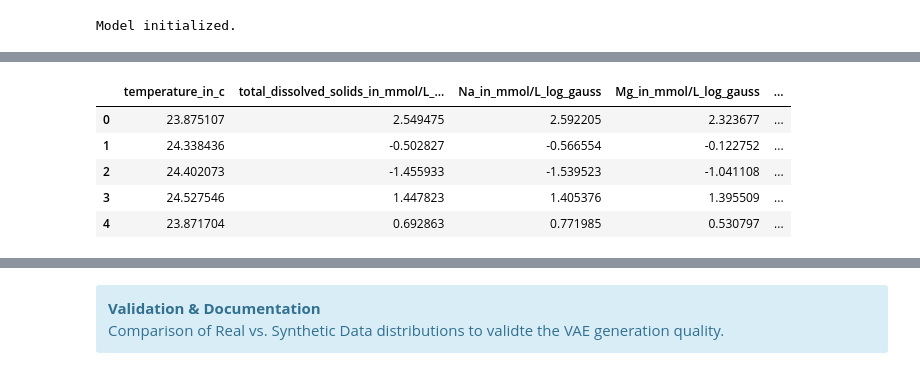
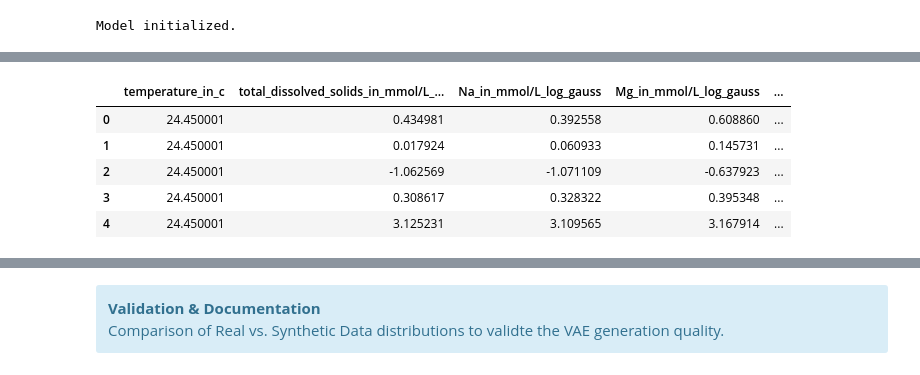
Before and after one commit to luccaglessner/Abschlussarbeit, a Jupyter notebook: Abschlussarbeit Bearbeitung/Jupyter Notebooks/5_Synthetic-Data/5.1_Synthetic-Data/Variational-Autoencoder/VAE_Synthetic_Data_Generation.ipynb, the cells around one changed output, grey strips where cells are left out. Drawn from its saved outputs; the diff is of its cells as text; code cells hidden in the pictures.

```diff
--- a/Abschlussarbeit Bearbeitung/Jupyter Notebooks/5_Synthetic-Data/5.1_Synthetic-Data/Variational-Autoencoder/VAE_Synthetic_Data_Generation.ipynb
+++ b/Abschlussarbeit Bearbeitung/Jupyter Notebooks/5_Synthetic-Data/5.1_Synthetic-Data/Variational-Autoencoder/VAE_Synthetic_Data_Generation.ipynb
@@ -100,7 +104,7 @@ if 'temperature_in_c' in df.columns:
 else:
     print("WARNING: 'temperature_in_c' not found!")
 
-# 2. Rock Type Handling (One-Hot Encoding)
+# ------------------------- Gesteinsart-Analyse -------------------------
 if 'rock_type' in df.columns:
     df['rock_type'] = df['rock_type'].fillna('Unknown')
     rock_dummies = pd.get_dummies(df['rock_type'], prefix='rock', dtype=float)
@@ -113,8 +117,8 @@ else:
     df_clean = df.copy()
     rock_cols = []
 
-# 3. Filter Columns (>95% Missing)
-drop_threshold = 95.0
+# ------------------------- Filterung -------------------------
+drop_threshold = 80.0 # Stricter threshold for VAE quality
 missing_percentage = df_clean.isnull().mean() * 100
 cols_to_drop = missing_percentage[missing_percentage > drop_threshold].index.tolist()
 protected_cols = ['temperature_in_c'] + rock_cols
@@ -144,7 +148,10 @@ data_values = df_train[numeric_cols].values
 print("Imputing & Scaling...")
 imputer = SimpleImputer(strategy='mean')
 data_imputed = imputer.fit_transform(data_values)
-scaler = StandardScaler()
+# --- SCIENTIFIC FIX: GAUSSIAN ANAMORPHOSIS ---
+# VAEs assume N(0,1) latent space. Heavy-tailed geochemical data violates this.
+# ------------------------- Verteilungsanalyse -------------------------
+scaler = QuantileTransformer(output_distribution='normal', n_quantiles=max(min(len(df_clean)//2, 1000), 10), random_state=42)
 data_scaled = scaler.fit_transform(data_imputed)
 
 # ------------------------- Feature-Namen explizit definieren -------------------------
@@ -251,51 +287,30 @@ Training finished.
 # %%
+model.eval()
+num_samples = len(df_clean)
+print(f"Generating {num_samples} synthetic samples...")
+with torch.no_grad():
+    # Sample from standard normal (Gaussian Anamorphosis expectation)
+    z = torch.randn(num_samples, latent_dim)
+    recon_batch = model.decode(z)
 
-# ------------------------- Synthetische Datengenerierung & Speichern -------------------------
-print("Generiere synthetische Daten...")
+# ------------------------- Verteilungsanalyse -------------------------
+    synthetic_data = scaler.inverse_transform(recon_batch.numpy())
 
-# ------------------------- Metadaten laden, um Variablen sicherzustellen -------------------------
-try:
-    with open('vae_metadata.pkl', 'rb') as f:
-        metadata = pickle.load(f)
-        feature_names = metadata['feature_names']
-        rock_cols = metadata['rock_cols']
-        scaler = metadata['scaler'] # Sicherstellen, dass der gefittete Scaler verwendet wird.
-    print("Metadaten erfolgreich geladen.")
-except Exception as e:
-    print(f"Could not load metadata: {e}")
-    # Falls Variablen bereits im Scope existieren, diese nutzen.
-    # Andernfalls Fehler werfen.
-    if 'feature_names' not in locals():
-        raise NameError("feature_names not defined and metadata load failed!")
+    # --- SAFETY: Handle NaNs or Infs ---
+    if np.isnan(synthetic_data).any() or np.isinf(synthetic_data).any():
+        print("WARNING: NaNs or Infs detected in synthetic data! Handling them...")
+        synthetic_data = np.nan_to_num(synthetic_data, nan=0.0, posinf=999999, neginf=-999999)
 
-model.eval()
-num_samples = len(df)
-with torch.no_grad():
-    z_sample = torch.randn(num_samples, latent_dim)
-    generated_data_scaled = model.decode(z_sample).numpy()
+    df_synthetic = pd.DataFrame(synthetic_data, columns=feature_names)
 
-# ------------------------- Inverse Transformation -------------------------
-print("Inverse transforming scaling...")
-generated_data_imputed = scaler.inverse_transform(generated_data_scaled)
-df_synthetic = pd.DataFrame(generated_data_imputed, columns=feature_names)
+# ------------------------- Gesteinsart-Analyse -------------------------
+    # Note: rock_cols were excluded from VAE usually? Or included?
+# ------------------------- Feature-Auswahl -------------------------
+    # We should threshold them if they are one-hot
+    for col in df_synthetic.columns:
+        if col.startswith('rock_'):
+            df_synthetic[col] = df_synthetic[col].apply(lambda x: 1 if x > 0.5 else 0)
 
-# ------------------------- Inverses OHE -------------------------
-if rock_cols:
-    print("Reconstructing Rock Types...")
-    rock_data = df_synthetic[rock_cols]
-    rock_types = rock_data.idxmax(axis=1).apply(lambda x: x.replace('rock_', ''))
-    df_synthetic['rock_type'] = rock_types
-    df_synthetic.drop(columns=rock_cols, inplace=True)
-
-# ------------------------- Koordinaten -------------------------
-print("Adding coordinates...")
-coords = df[['WGS84_latitude', 'WGS84_longitude']].sample(n=num_samples, replace=True).reset_index(drop=True)
-df_synthetic = pd.concat([df_synthetic, coords], axis=1)
-
-# ------------------------- Speichern -------------------------
-output_filename = "Synthetic_Hydrogeochemistry_Data_Imputed.csv"
-df_synthetic.to_csv(output_filename, index=False)
-print(f"Gespeichert unter: {output_filename}")
-print(f"Columns: {df_synthetic.columns.tolist()}")
+print(f"Synthetic Data Created: {df_synthetic.shape}")
 display(df_synthetic.head())
 # %% [output]
@@ -309,6 +319,6 @@ Columns: ['temperature_in_c', 'total_dissolved_solids_in_mmol/L_log_gauss', 'Na_
 |  | temperature_in_c | total_dissolved_solids_in_mmol/L_... | Na_in_mmol/L_log_gauss | Mg_in_mmol/L_log_gauss | ... |
-| 0 | 23.875107 | 2.549475 | 2.592205 | 2.323677 | ... |
-| 1 | 24.338436 | -0.502827 | -0.566554 | -0.122752 | ... |
-| 2 | 24.402073 | -1.455933 | -1.539523 | -1.041108 | ... |
-| 3 | 24.527546 | 1.447823 | 1.405376 | 1.395509 | ... |
-| 4 | 23.871704 | 0.692863 | 0.771985 | 0.530797 | ... |
+| 0 | 24.450001 | 0.434981 | 0.392558 | 0.608860 | ... |
+| 1 | 24.450001 | 0.017924 | 0.060933 | 0.145731 | ... |
+| 2 | 24.450001 | -1.062569 | -1.071109 | -0.637923 | ... |
+| 3 | 24.450001 | 0.308617 | 0.328322 | 0.395348 | ... |
+| 4 | 24.450001 | 3.125231 | 3.109565 | 3.167914 | ... |
```
Also changed, not shown: parts of 7 cells of this notebook, 19 other files.
